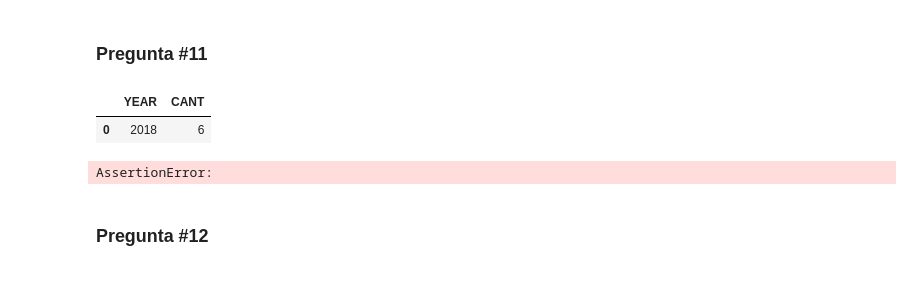
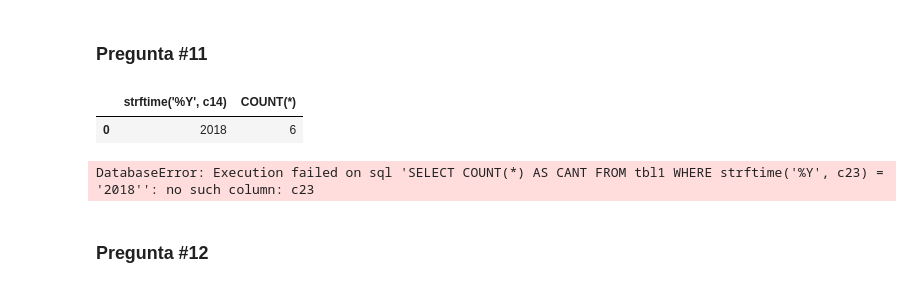
Before and after one commit to classroom-fundamentos-de-analitica/lab---sqlite3-fmerino21, a Jupyter notebook: B.ipynb, the cells around one changed output. Saved outputs shown, nothing was run; the diff lists cells and outputs as text; code cells hidden in the pictures.

```diff
--- a/B.ipynb
+++ b/B.ipynb
@@ -219,23 +219,23 @@ pd.read_sql_query(query, conn)
 # %%
 conn, _ = load_data()
 query = """
-SELECT SUBSTR(c14, 1, 4) AS YEAR, COUNT(*) AS CANT
+SELECT strftime('%Y', c14), COUNT(*)
 FROM tbl1
-WHERE SUBSTR(c14, 1, 4) = "2018"
+WHERE strftime('%Y', c14) = "2018"
 """
 pd.read_sql_query(query, conn)
 # %% [output]
-|  | YEAR | CANT |
+|  | strftime('%Y', c14) | COUNT(*) |
 | 0 | 2018 | 6 |
 # %%
 def test_11():
     conn, _ = load_data()
-    query = "SELECT COUNT(*) AS CANT FROM tbl1 WHERE SUBSTR(c14, 1, 4) = '2018'"
+    query = "SELECT COUNT(*) AS CANT FROM tbl1 WHERE strftime('%Y', c23) = '2018'"
     assert pd.read_sql_query(query, conn).to_dict() == {"COUNT(*)": {0: 6}}
 
 test_11()
 # %% [output]
-AssertionError:
+DatabaseError: Execution failed on sql 'SELECT COUNT(*) AS CANT FROM tbl1 WHERE strftime('%Y', c23) = '2018'': no such column: c23
 # %% [markdown]
 ### Pregunta #12
 # %%
```
Also changed, not shown: 1 other file.
